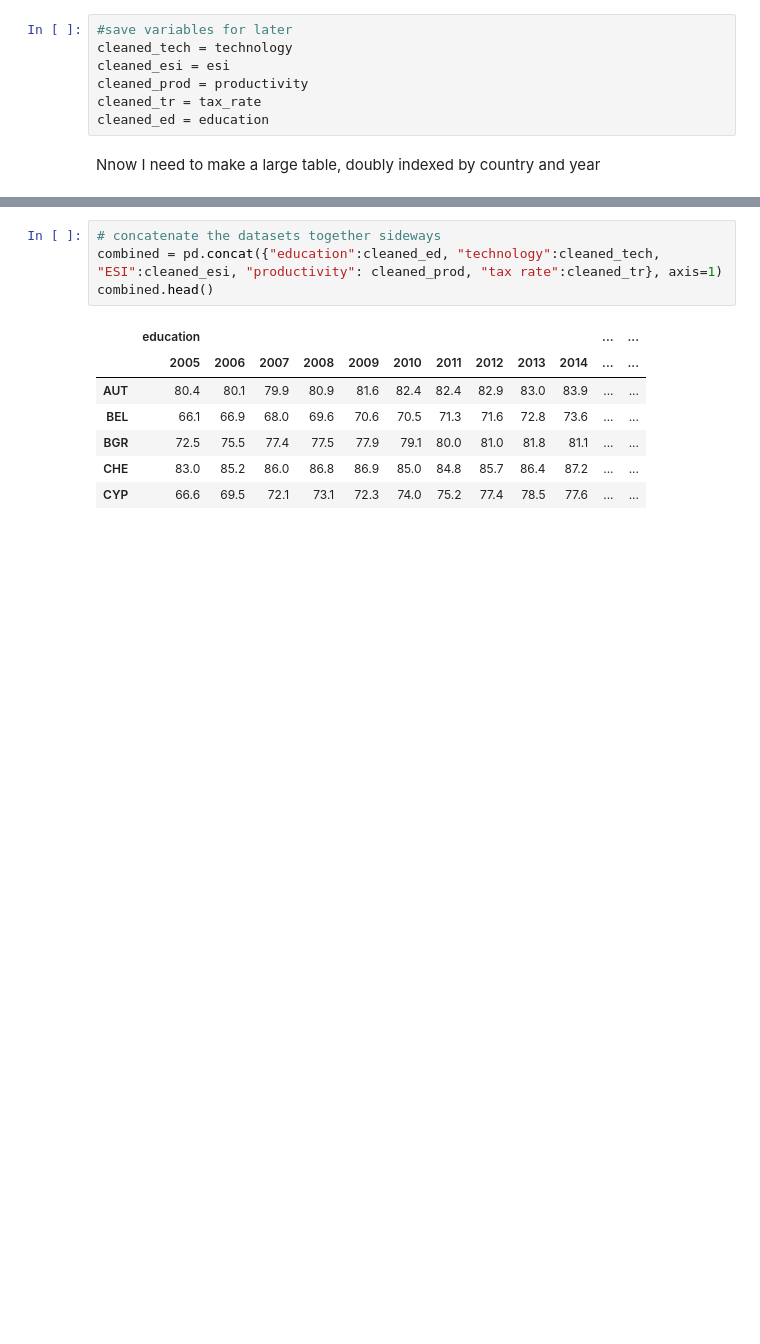
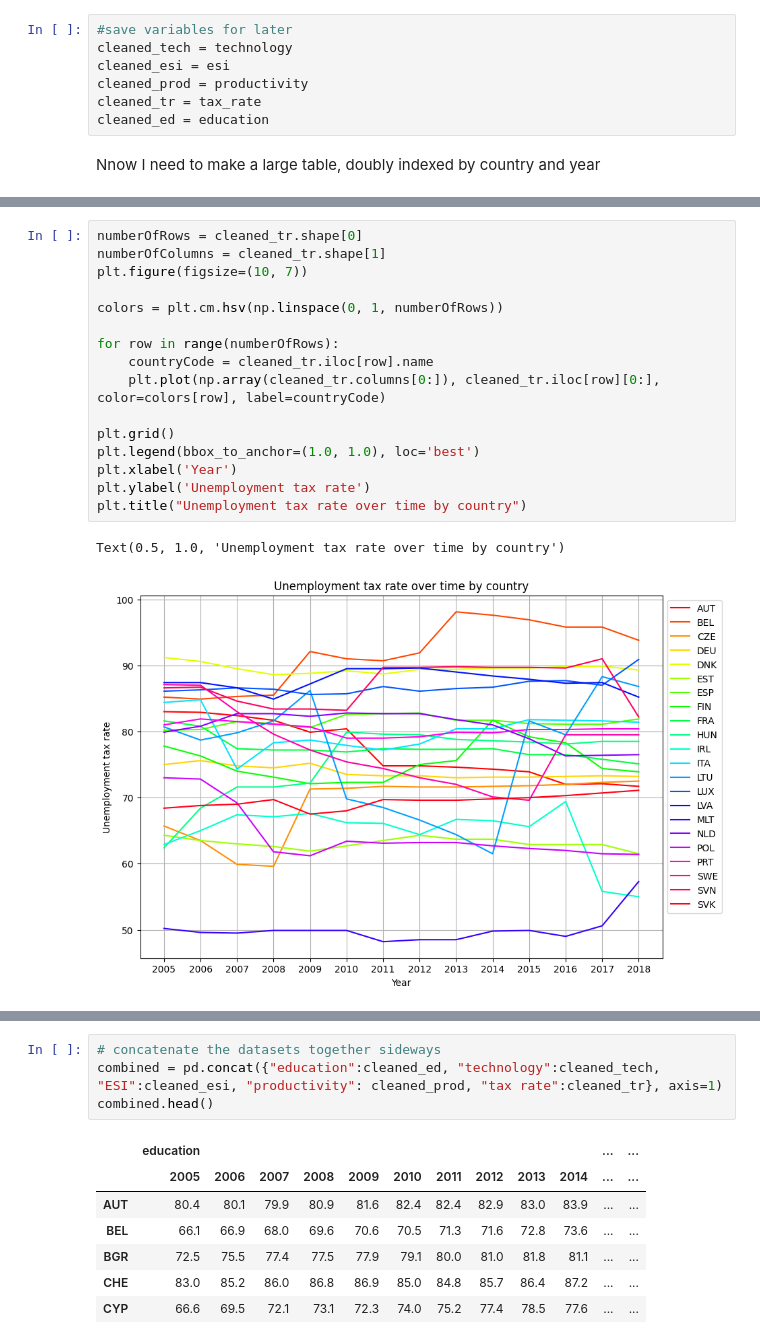
Before and after one commit to JoanneLin168/ADS-European-Productivity, a Jupyter notebook: Notebooks/pca.ipynb, the cells around one changed output, grey strips where cells are left out. Saved outputs shown, nothing was run; the diff lists cells and outputs as text; blank space fills up the shorter version.

```diff
--- a/Notebooks/pca.ipynb
+++ b/Notebooks/pca.ipynb
@@ -137,0 +179,19 @@ Nnow I need to make a large table, doubly indexed by country and year
+# %%
+numberOfRows = cleaned_tr.shape[0]
+numberOfColumns = cleaned_tr.shape[1]
+plt.figure(figsize=(10, 7))
+
+colors = plt.cm.hsv(np.linspace(0, 1, numberOfRows))
+
+for row in range(numberOfRows):
+    countryCode = cleaned_tr.iloc[row].name
+    plt.plot(np.array(cleaned_tr.columns[0:]), cleaned_tr.iloc[row][0:], color=colors[row], label=countryCode)
+
+plt.grid()
+plt.legend(bbox_to_anchor=(1.0, 1.0), loc='best')
+plt.xlabel('Year')
+plt.ylabel('Unemployment tax rate')
+plt.title("Unemployment tax rate over time by country")
+# %% [output]
+Text(0.5, 1.0, 'Unemployment tax rate over time by country')
+[figure, added]
```
Also changed, not shown: parts of 11 cells of this notebook, 1 other file.
